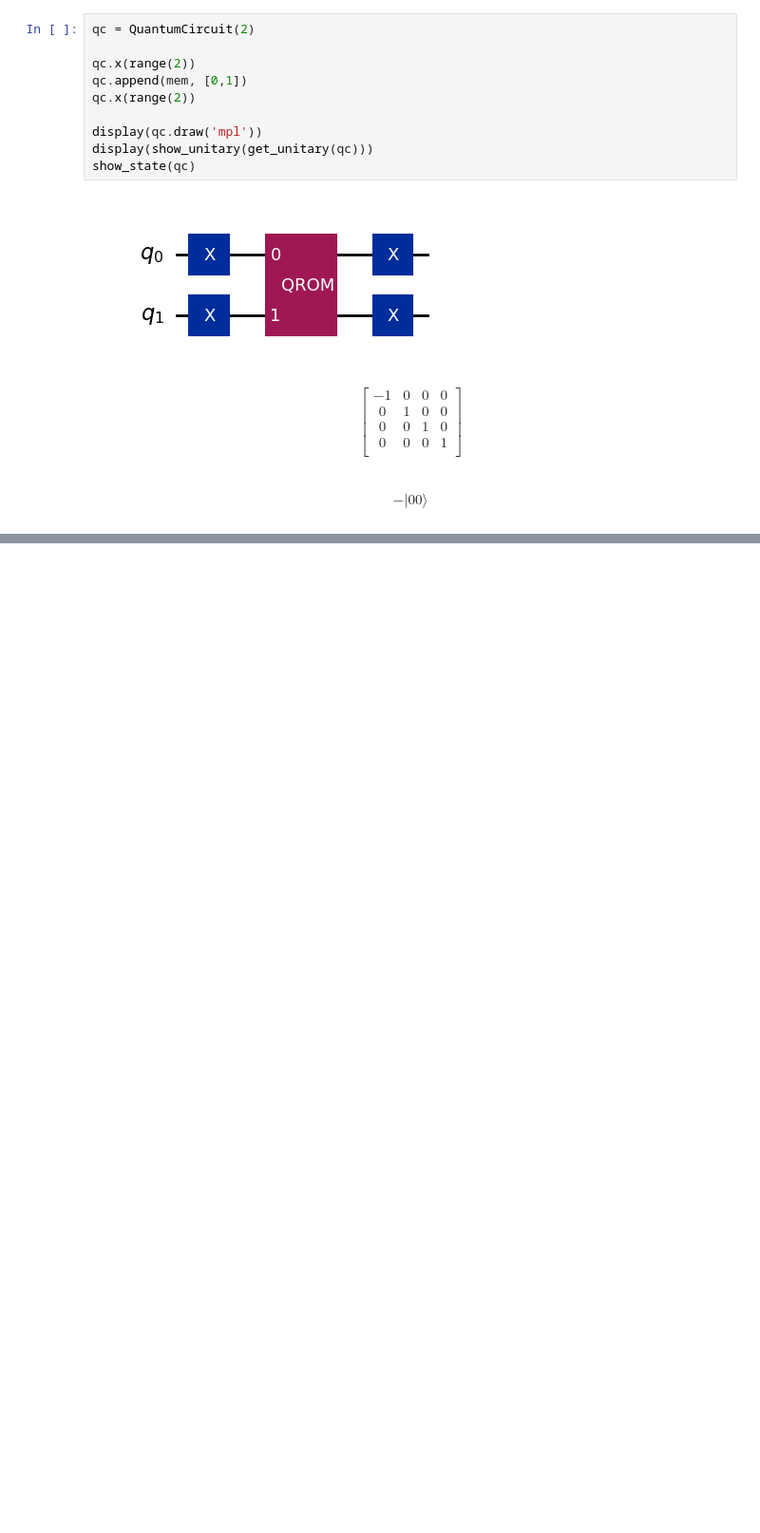
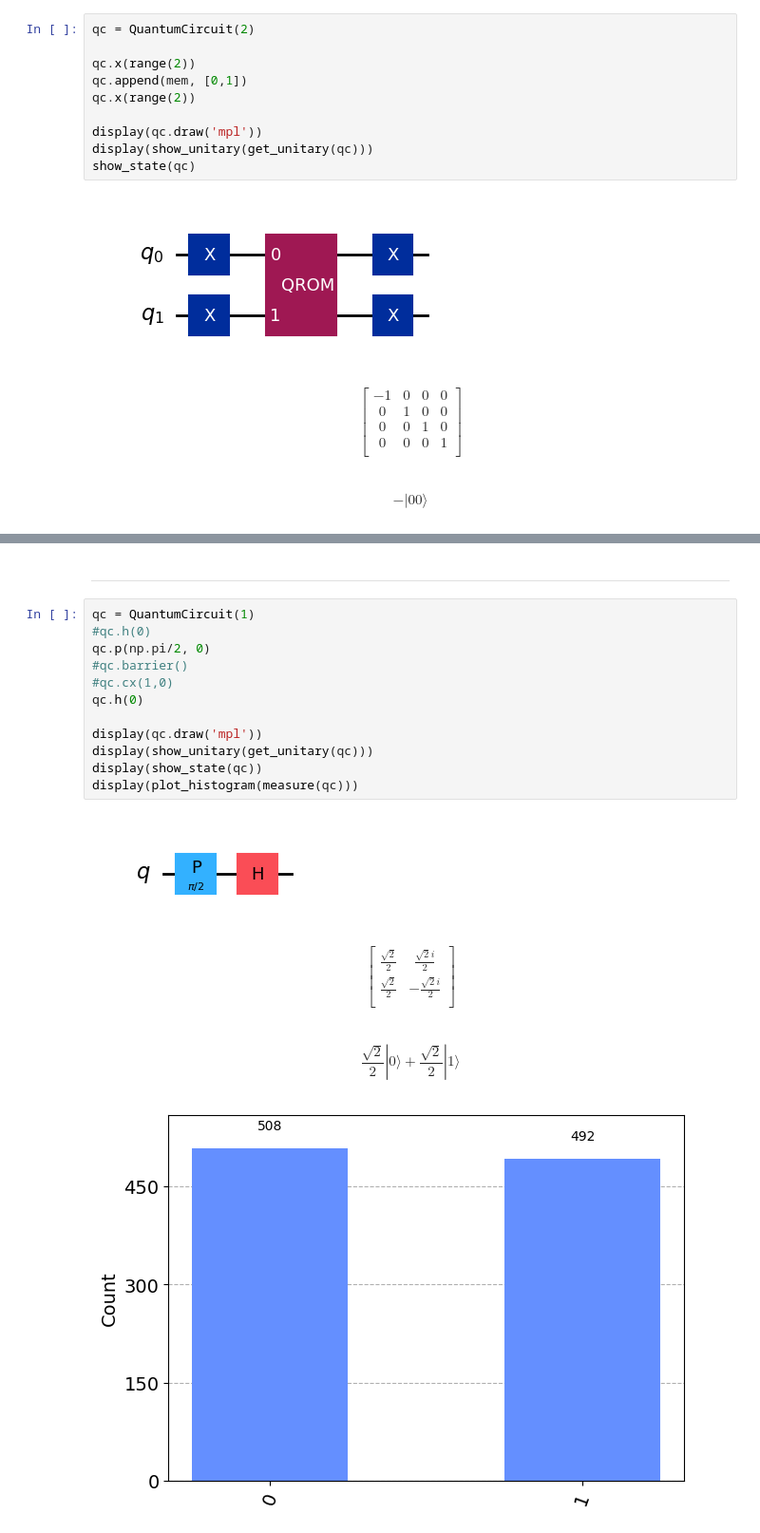
Before and after one commit to Dpbm/scientific-research-1-quantum-oracles, a Jupyter notebook: code/qram.ipynb, the cells around one changed output, grey strips where cells are left out. Shown: that part at 95% size. Cells and saved outputs as stored; diff of their text form; blank space fills up the shorter version.

```diff
--- a/code/qram.ipynb
+++ b/code/qram.ipynb
@@ -52,0 +137,24 @@ $$- |00\rangle$$
+# %% [markdown]
+---
+# %%
+qc = QuantumCircuit(1)
+#qc.h(0)
+qc.p(np.pi/2, 0)
+#qc.barrier()
+#qc.cx(1,0)
+qc.h(0)
+
+display(qc.draw('mpl'))
+display(show_unitary(get_unitary(qc)))
+display(show_state(qc))
+display(plot_histogram(measure(qc)))
+# %% [output]
+[figure, added]
+$$
+\begin{bmatrix}
+\frac{\sqrt{2}}{2} & \frac{\sqrt{2} i}{2}  \\
+ \frac{\sqrt{2}}{2} & - \frac{\sqrt{2} i}{2}  \\
+ \end{bmatrix}
+$$
+$$\frac{\sqrt{2}}{2} |0\rangle+\frac{\sqrt{2}}{2} |1\rangle$$
+[figure, added]
```
Also changed, not shown: parts of 10 cells of this notebook.
